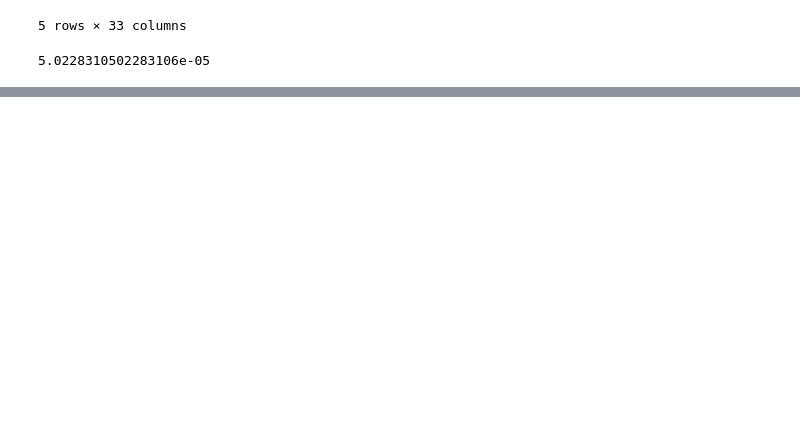
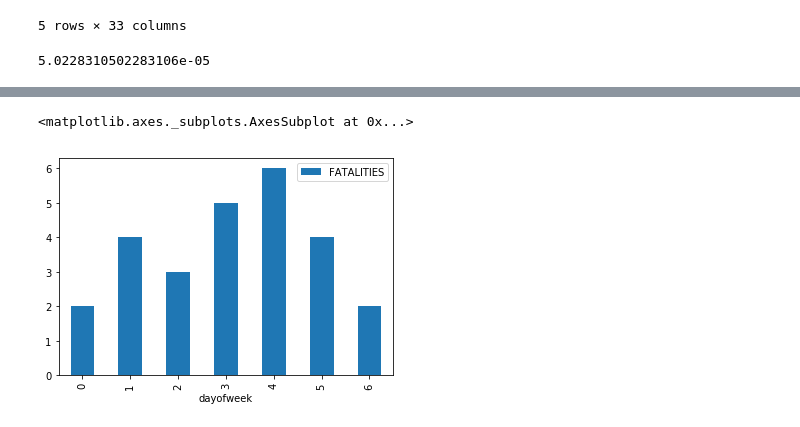
Before and after one commit to gsaidov/capstone, a Jupyter notebook: eda.ipynb, the cells around one changed output, grey strips where cells are left out. Drawn from its saved outputs; the diff is of its cells as text; code cells hidden in the pictures; blank space fills up the shorter version.

```diff
--- a/eda.ipynb
+++ b/eda.ipynb
@@ -105,0 +119,8 @@ NameError: name 'acc' is not defined
+# %%
+y16 = acc[acc['year']== 2016]
+# %%
+# Fatalities bar plot in 2016 by day of week
+y16[['dayofweek', 'FATALITIES']].groupby('dayofweek').sum().plot(kind = 'bar')
+# %% [output]
+<matplotlib.axes._subplots.AxesSubplot at 0x...>
+[figure, added]
```
Also changed, not shown: parts of 19 cells of this notebook.
